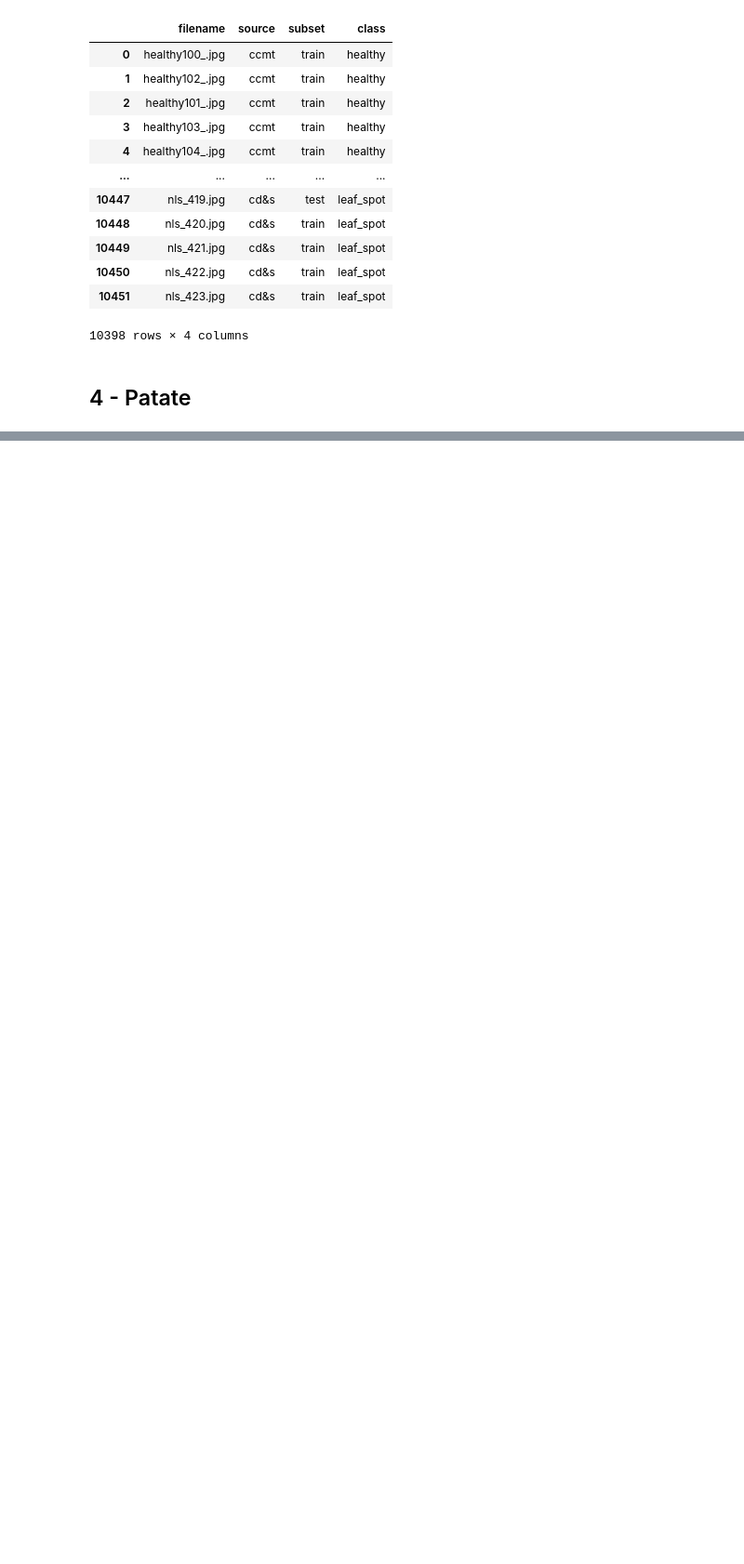
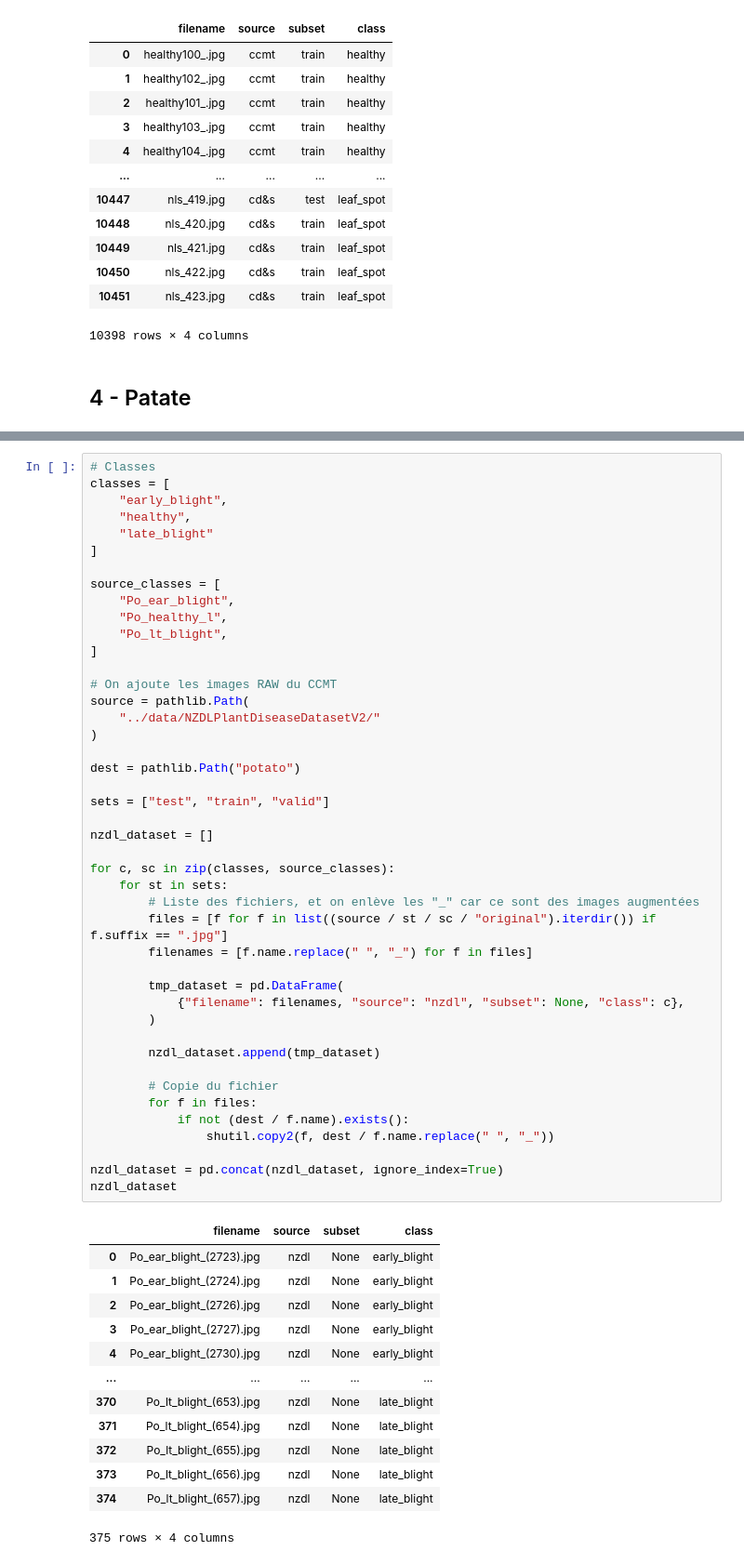
Before and after one commit to maxbhardy/happybud, a Jupyter notebook: training/dataset/create_dataset.ipynb, the cells around one changed output, grey strips where cells are left out. Shown at 93% size. Cells and saved outputs as stored; diff of their text form; blank space fills up the shorter version.

```diff
--- a/training/dataset/create_dataset.ipynb
+++ b/training/dataset/create_dataset.ipynb
@@ -1729,0 +1788,58 @@ dataset
+# %%
+# Classes
+classes = [
+    "early_blight",
+    "healthy",
+    "late_blight"
+]
+
+source_classes = [
+    "Po_ear_blight",
+    "Po_healthy_l",
+    "Po_lt_blight",
+]
+
+# On ajoute les images RAW du CCMT
+source = pathlib.Path(
+    "../data/NZDLPlantDiseaseDatasetV2/"
+)
+
+dest = pathlib.Path("potato")
+
+sets = ["test", "train", "valid"]
+
+nzdl_dataset = []
+
+for c, sc in zip(classes, source_classes):
+    for st in sets:
+        # Liste des fichiers, et on enlève les "_" car ce sont des images augmentées
+        files = [f for f in list((source / st / sc / "original").iterdir()) if f.suffix == ".jpg"]
+        filenames = [f.name.replace(" ", "_") for f in files]
+
+        tmp_dataset = pd.DataFrame(
+            {"filename": filenames, "source": "nzdl", "subset": None, "class": c},
+        )
+
+        nzdl_dataset.append(tmp_dataset)
+
+        # Copie du fichier
+        for f in files:
+            if not (dest / f.name).exists():
+                shutil.copy2(f, dest / f.name.replace(" ", "_"))
+
+nzdl_dataset = pd.concat(nzdl_dataset, ignore_index=True)
+nzdl_dataset
+# %% [output]
+|  | filename | source | subset | class |
+| 0 | Po_ear_blight_(2723).jpg | nzdl | None | early_blight |
+| 1 | Po_ear_blight_(2724).jpg | nzdl | None | early_blight |
+| 2 | Po_ear_blight_(2726).jpg | nzdl | None | early_blight |
+| 3 | Po_ear_blight_(2727).jpg | nzdl | None | early_blight |
+| 4 | Po_ear_blight_(2730).jpg | nzdl | None | early_blight |
+| ... | ... | ... | ... | ... |
+| 370 | Po_lt_blight_(653).jpg | nzdl | None | late_blight |
+| 371 | Po_lt_blight_(654).jpg | nzdl | None | late_blight |
+| 372 | Po_lt_blight_(655).jpg | nzdl | None | late_blight |
+| 373 | Po_lt_blight_(656).jpg | nzdl | None | late_blight |
+| 374 | Po_lt_blight_(657).jpg | nzdl | None | late_blight |
+375 rows × 4 columns
```
Also changed, not shown: parts of 20 cells of this notebook, 4 other files.
